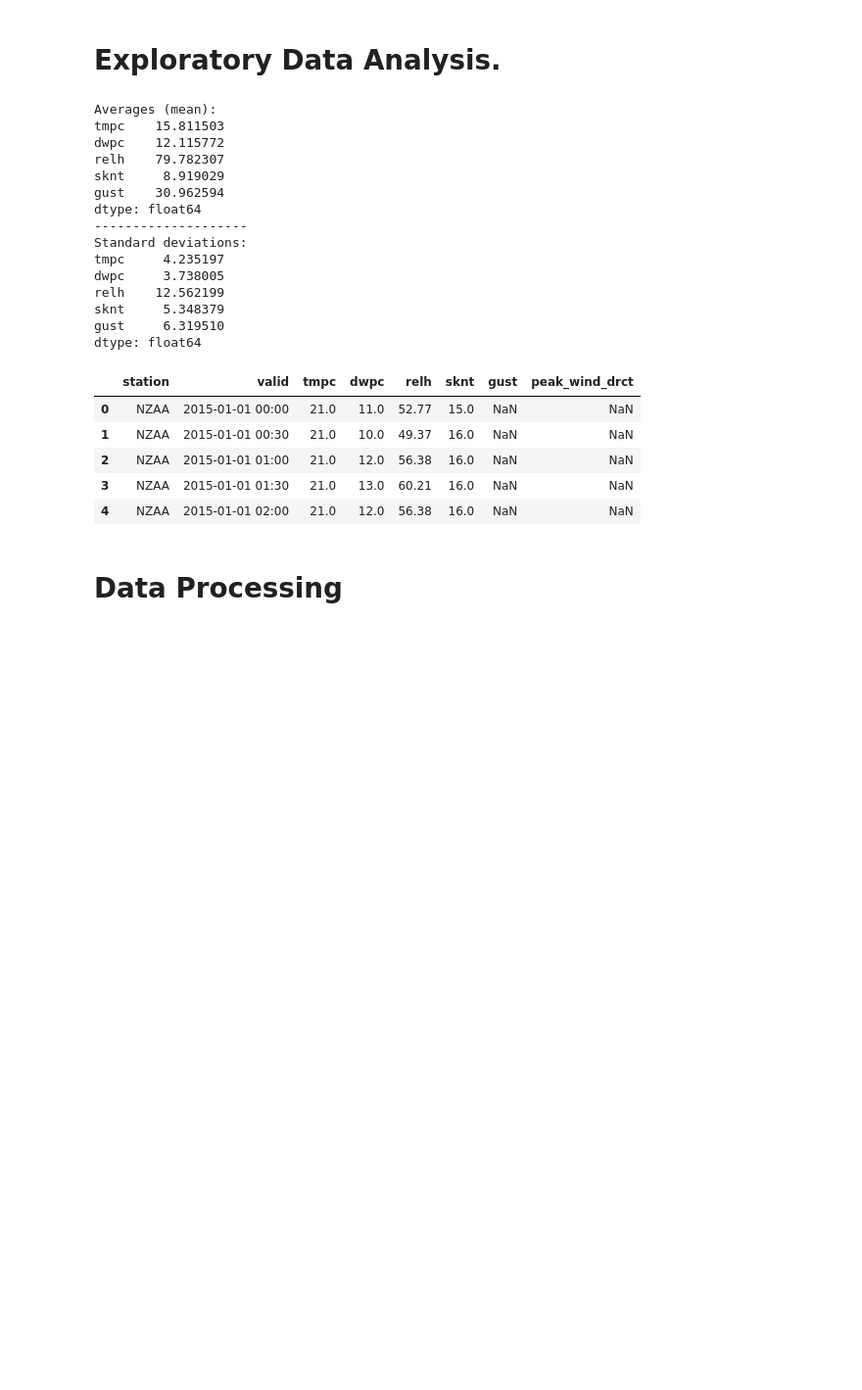
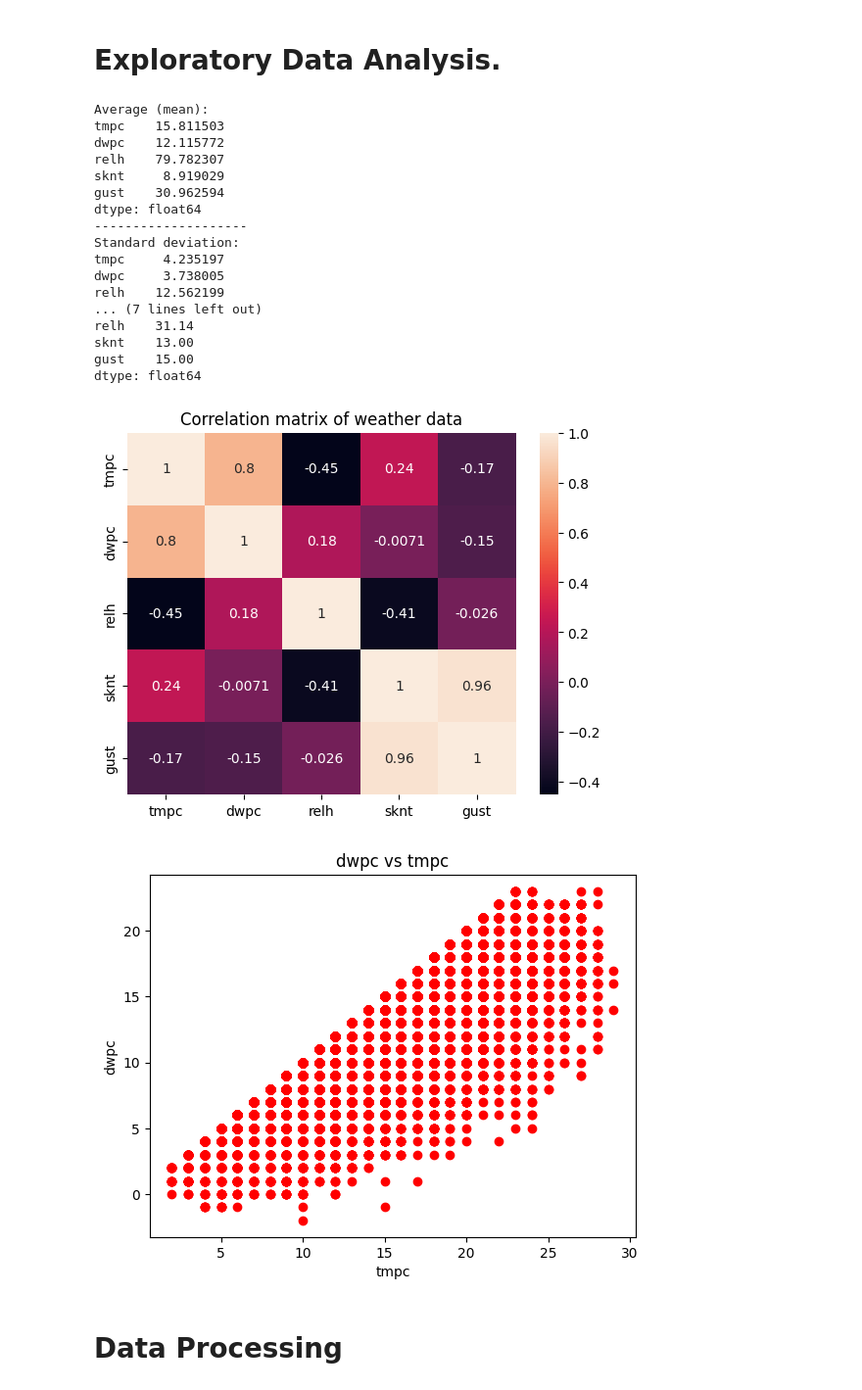
Before and after one commit to BraveNewWord/msa-phase-2, a Jupyter notebook: data-science-module/submission.ipynb, the cells around one changed output. Shown at 98% size. Saved outputs shown, nothing was run; the diff lists cells and outputs as text; code cells hidden in the pictures; blank space fills up the shorter version.

Commit message:
Add EDA graphs

```diff
--- a/data-science-module/submission.ipynb
+++ b/data-science-module/submission.ipynb
@@ -13,21 +13,18 @@ import matplotlib.pyplot as plt
 # %%
 dataset = pd.read_csv("weather-data.csv")
 
-print("Averages (mean):")
+print("Average (mean):")
 print(dataset[['tmpc', 'dwpc', 'relh', 'sknt', 'gust']].mean())
 print("-"*20)
-print("Standard deviations:")
+print("Standard deviation:")
 print(dataset[['tmpc', 'dwpc', 'relh', 'sknt', 'gust']].std())
 print("-"*20)
-print("10th and 90th percentile ranges")
+print("10th and 90th percentile range")
 percentiles_10th = dataset[['tmpc', 'dwpc', 'relh', 'sknt', 'gust']].quantile(0.1)
 percentiles_90th = dataset[['tmpc', 'dwpc', 'relh', 'sknt', 'gust']].quantile(0.9)
-print(percentiles_10th)
-print(percentiles_90th)
-
-dataset.head() # Show the first five results.
+print(percentiles_90th - percentiles_10th)
 # %% [output]
-Averages (mean):
+Average (mean):
 tmpc    15.811503
 dwpc    12.115772
 relh    79.782307
@@ -35,19 +32,29 @@ sknt     8.919029
 gust    30.962594
 dtype: float64
 --------------------
-Standard deviations:
+Standard deviation:
 tmpc     4.235197
 dwpc     3.738005
 relh    12.562199
-sknt     5.348379
-gust     6.319510
+... (7 lines left out)
+relh    31.14
+sknt    13.00
+gust    15.00
 dtype: float64
-|  | station | valid | tmpc | dwpc | relh | sknt | gust | peak_wind_drct |
-| 0 | NZAA | 2015-01-01 00:00 | 21.0 | 11.0 | 52.77 | 15.0 | NaN | NaN |
-| 1 | NZAA | 2015-01-01 00:30 | 21.0 | 10.0 | 49.37 | 16.0 | NaN | NaN |
-| 2 | NZAA | 2015-01-01 01:00 | 21.0 | 12.0 | 56.38 | 16.0 | NaN | NaN |
-| 3 | NZAA | 2015-01-01 01:30 | 21.0 | 13.0 | 60.21 | 16.0 | NaN | NaN |
-| 4 | NZAA | 2015-01-01 02:00 | 21.0 | 12.0 | 56.38 | 16.0 | NaN | NaN |
+# %%
+corrMatrix = dataset[['tmpc', 'dwpc', 'relh', 'sknt', 'gust']].corr()
+sns.heatmap(corrMatrix, annot=True)
+plt.title("Correlation matrix of weather data")
+plt.show()
+
+plt.plot(dataset['tmpc'], dataset['dwpc'], 'ro')
+plt.title("dwpc vs tmpc")
+plt.xlabel('tmpc')
+plt.ylabel('dwpc')
+plt.show()
+# %% [output]
+[figure, added]
+[figure, added]
 # %% [markdown]
 # Data Processing
 # %%
```
